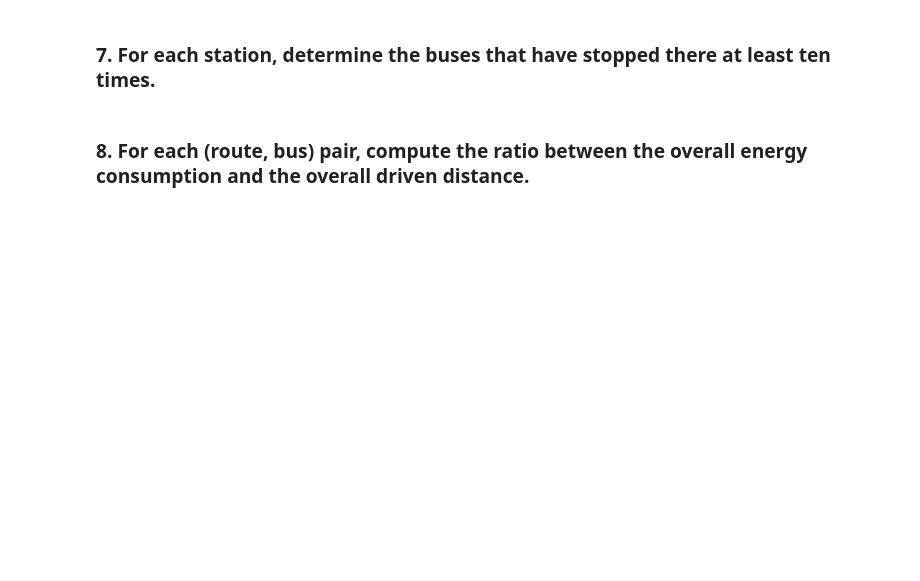
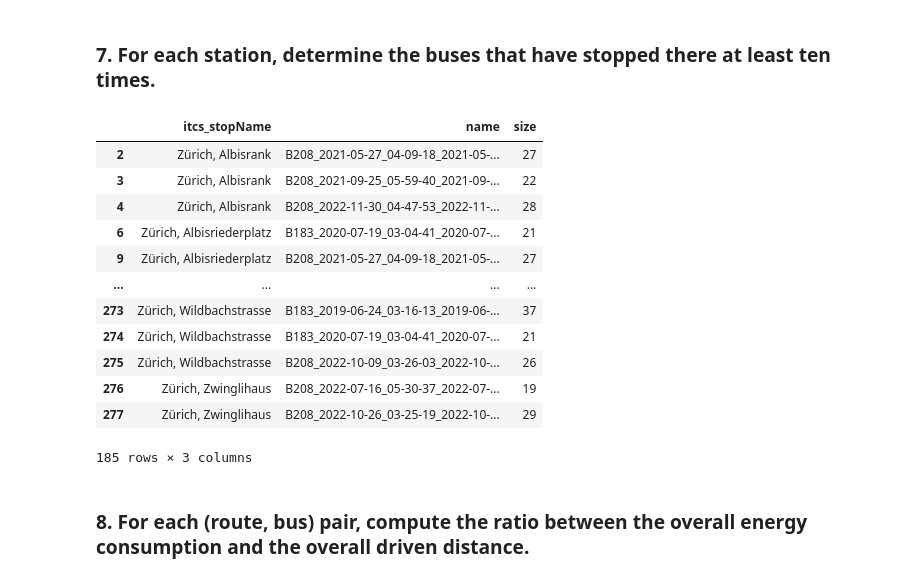
Before and after one commit to andrecardinali/progettocs, a Jupyter notebook: Project.ipynb, the cells around one changed output. Cells and saved outputs as stored; diff of their text form; code cells hidden in the pictures; blank space fills up the shorter version.

```diff
--- a/Project.ipynb
+++ b/Project.ipynb
@@ -363,5 +214,21 @@ for key, value in stazioni_fin:
 # %% [markdown]
 ### 7. For each station, determine the buses that have stopped there at least ten times.
+# %%
+prova[prova['size']>=10]
+# %% [output]
+|  | itcs_stopName | name | size |
+| 2 | Zürich, Albisrank | B208_2021-05-27_04-09-18_2021-05-... | 27 |
+| 3 | Zürich, Albisrank | B208_2021-09-25_05-59-40_2021-09-... | 22 |
+| 4 | Zürich, Albisrank | B208_2022-11-30_04-47-53_2022-11-... | 28 |
+| 6 | Zürich, Albisriederplatz | B183_2020-07-19_03-04-41_2020-07-... | 21 |
+| 9 | Zürich, Albisriederplatz | B208_2021-05-27_04-09-18_2021-05-... | 27 |
+| ... | ... | ... | ... |
+| 273 | Zürich, Wildbachstrasse | B183_2019-06-24_03-16-13_2019-06-... | 37 |
+| 274 | Zürich, Wildbachstrasse | B183_2020-07-19_03-04-41_2020-07-... | 21 |
+| 275 | Zürich, Wildbachstrasse | B208_2022-10-09_03-26-03_2022-10-... | 26 |
+| 276 | Zürich, Zwinglihaus | B208_2022-07-16_05-30-37_2022-07-... | 19 |
+| 277 | Zürich, Zwinglihaus | B208_2022-10-26_03-25-19_2022-10-... | 29 |
+185 rows × 3 columns
 # %% [markdown]
 ### 8. For each (route, bus) pair, compute the ratio between the overall energy consumption and the overall driven distance.
 # %%
```
Also changed, not shown: parts of 28 cells of this notebook, 1 other file.
